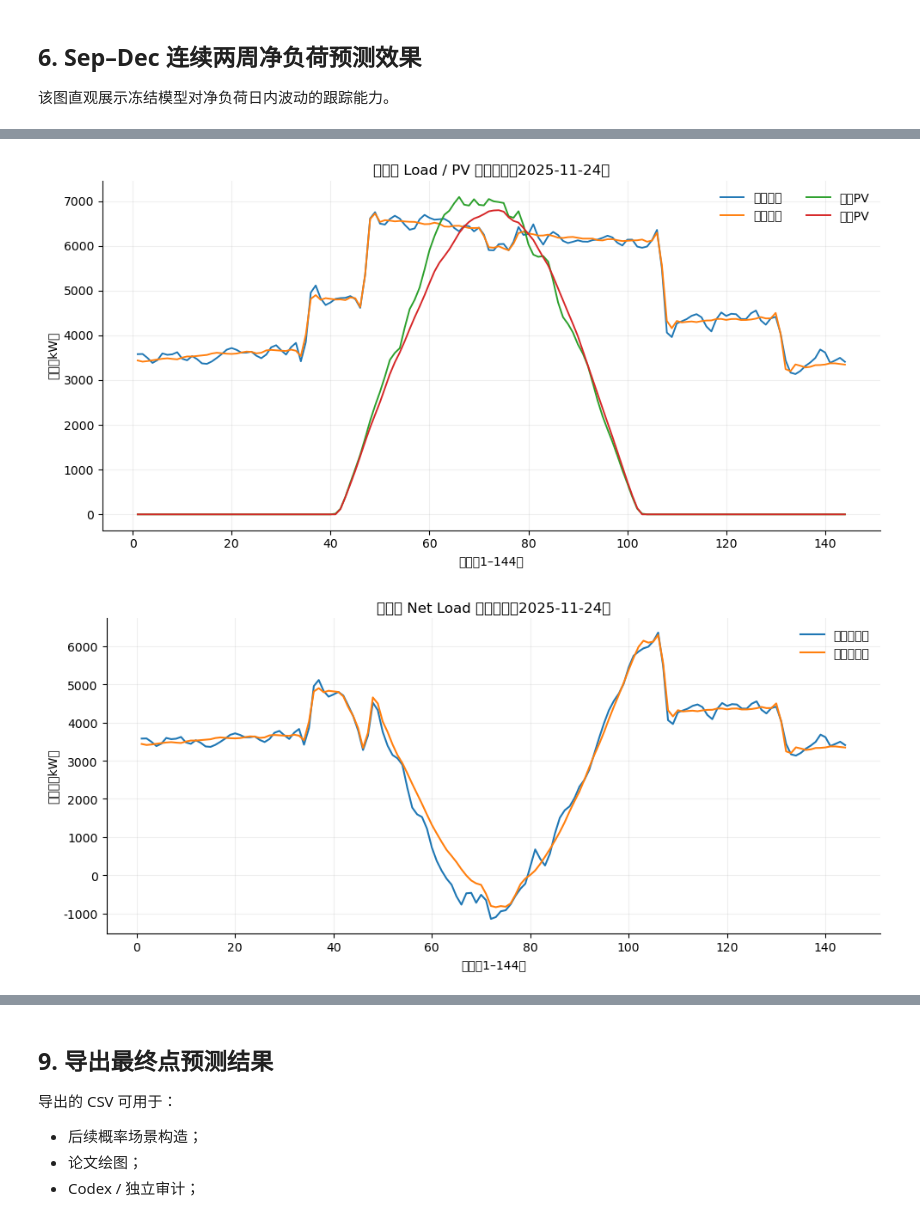
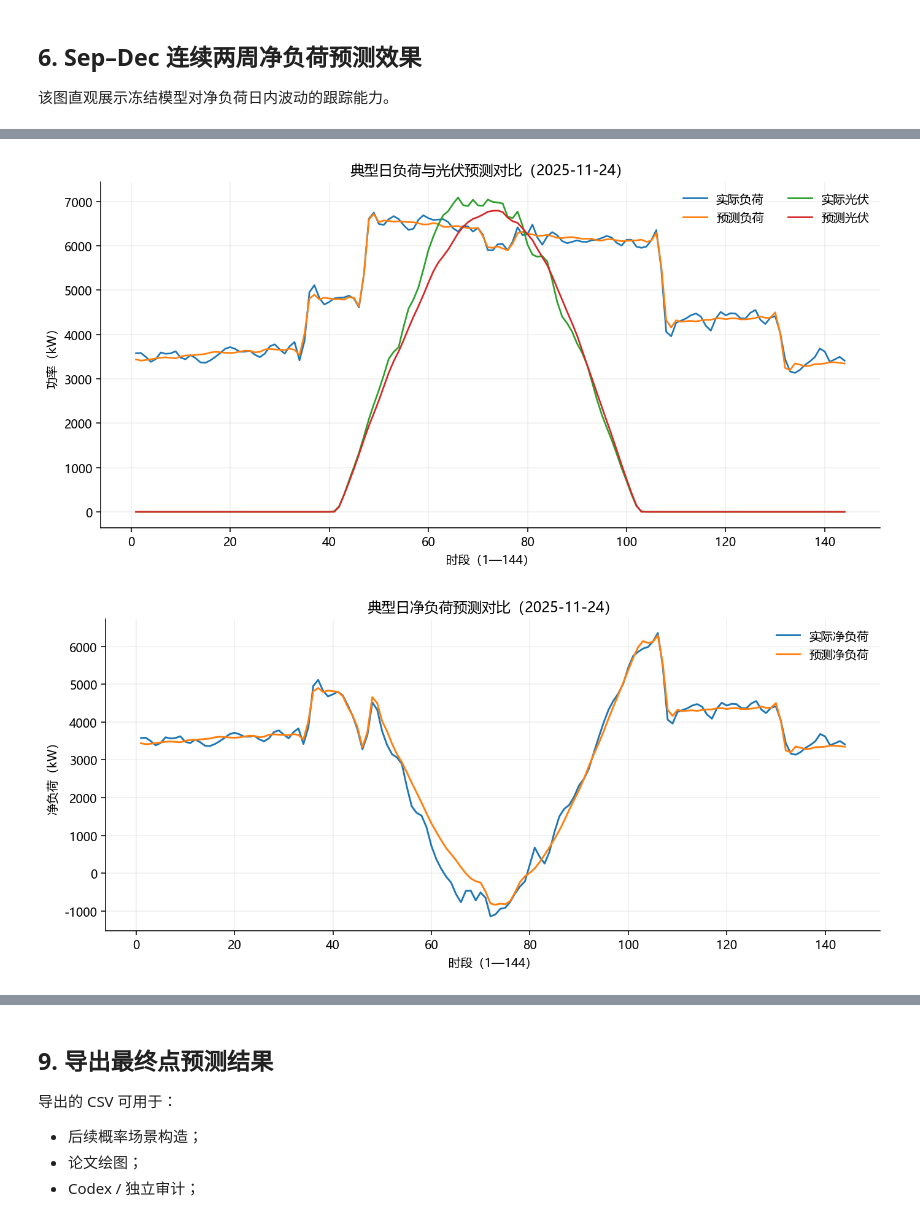
Before and after one commit to yyuwei66-sketch/CUMCM_2026, a Jupyter notebook: q2/02_日曲线PCA岭回归预测.ipynb, the cells around one changed output, grey strips where cells are left out. Cells and saved outputs as stored; diff of their text form; code cells hidden in the pictures.

```diff
--- a/q2/02_日曲线PCA岭回归预测.ipynb
+++ b/q2/02_日曲线PCA岭回归预测.ipynb
@@ -550,56 +654,97 @@ daily_rows = []
 for d in TEST_IDX:
     y = LOAD[d] - PV[d]
     p = PRED_LOAD[d] - PRED_PV[d]
+
     daily_rows.append({
         "date": DATES[d],
         "rmse": np.sqrt(np.mean((y - p) ** 2)),
     })
 
-daily_rmse = pd.DataFrame(daily_rows).sort_values("rmse").reset_index(drop=True)
-rep_day = daily_rmse.iloc[len(daily_rmse)//2]["date"]
+daily_rmse = (
+    pd.DataFrame(daily_rows)
+    .sort_values("rmse")
+    .reset_index(drop=True)
+)
+
+rep_day = daily_rmse.iloc[len(daily_rmse) // 2]["date"]
 rep_d = np.where(DATES == rep_day)[0][0]
 
 x = np.arange(1, 145)
 
 fig, ax = plt.subplots(figsize=(10, 5))
-ax.plot(x, LOAD[rep_d], linewidth=1.4, label="实际负荷")
-ax.plot(x, PRED_LOAD[rep_d], linewidth=1.4, label="预测负荷")
-ax.plot(x, PV[rep_d], linewidth=1.4, label="实际PV")
-ax.plot(x, PRED_PV[rep_d], linewidth=1.4, label="预测PV")
-ax.set_xlabel("时段（1–144）")
+
+ax.plot(
+    x,
+    LOAD[rep_d],
+    linewidth=1.4,
+    label="实际负荷"
+)
+
+ax.plot(
+    x,
+    PRED_LOAD[rep_d],
+    linewidth=1.4,
+    label="预测负荷"
+)
+
+ax.plot(
+    x,
+    PV[rep_d],
+    linewidth=1.4,
+    label="实际光伏"
+)
+
+ax.plot(
+    x,
+    PRED_PV[rep_d],
+    linewidth=1.4,
+    label="预测光伏"
+)
+
+ax.set_xlabel("时段（1—144）")
 ax.set_ylabel("功率（kW）")
-ax.set_title(f"典型日 Load / PV 预测对比（{rep_day.date()}）")
-ax.grid(alpha=.2)
-ax.legend(frameon=False, ncol=2)
+ax.set_title(f"典型日负荷与光伏预测对比（{rep_day.date()}）")
+
+ax.grid(alpha=0.20)
+ax.legend(frameon=False, ncol=2, fontsize=10)
+
 ax.spines["top"].set_visible(False)
 ax.spines["right"].set_visible(False)
+
 plt.tight_layout()
 plt.show()
 
+
 fig, ax = plt.subplots(figsize=(10, 4.6))
+
 ax.plot(
     x,
     LOAD[rep_d] - PV[rep_d],
     linewidth=1.5,
-    label="实际净负荷",
+    label="实际净负荷"
 )
+
 ax.plot(
     x,
     PRED_LOAD[rep_d] - PRED_PV[rep_d],
     linewidth=1.5,
-    label="预测净负荷",
+    label="预测净负荷"
 )
-ax.set_xlabel("时段（1–144）")
+
+ax.set_xlabel("时段（1—144）")
 ax.set_ylabel("净负荷（kW）")
-ax.set_title(f"典型日 Net Load 预测对比（{rep_day.date()}）")
-ax.grid(alpha=.2)
-ax.legend(frameon=False)
+ax.set_title(f"典型日净负荷预测对比（{rep_day.date()}）")
+
+ax.grid(alpha=0.20)
+ax.legend(frameon=False, fontsize=10)
+
 ax.spines["top"].set_visible(False)
 ax.spines["right"].set_visible(False)
+
 plt.tight_layout()
 plt.show()
 
-print("代表性日期:", rep_day.date())
+print("代表性日期：", rep_day.date())
 # %% [output]
-[figure, old version]
+[figure, new version]
-[figure, old version]
+[figure, new version]
```
Also changed, not shown: parts of 10 cells of this notebook, 20 other files.
